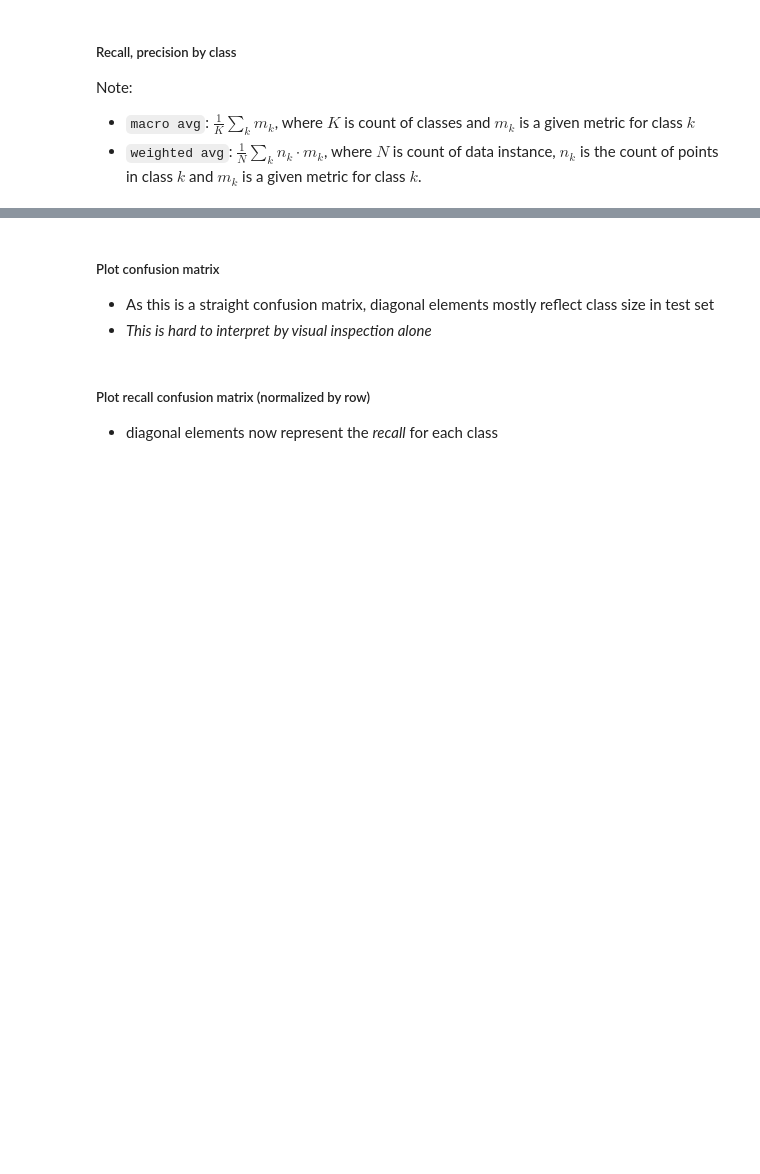
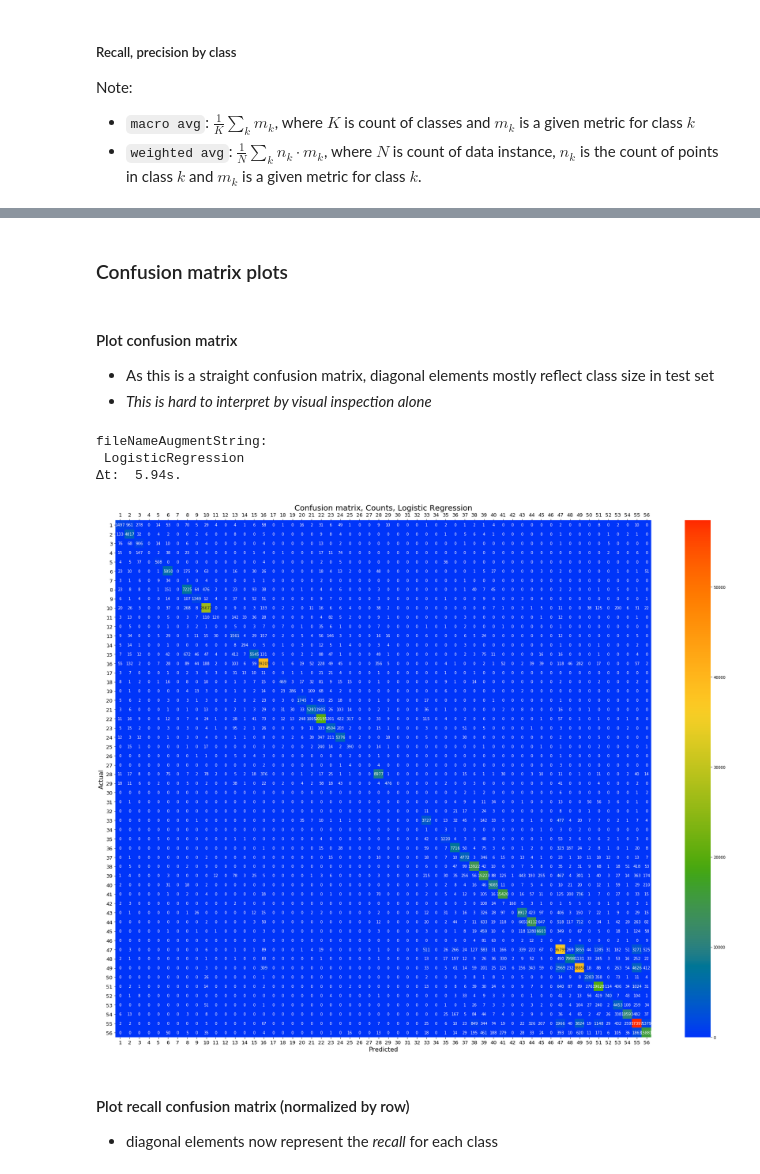
Before and after one commit to mw0/MLnotebooks, a Jupyter notebook: multiClass/PredictiveModelingChallengeLSTM.ipynb, the cells around one changed output, grey strips where cells are left out. Drawn from its saved outputs; the diff is of its cells as text; code cells hidden in the pictures; blank space fills up the shorter version.

Commit message:
Updates to multiClass, particularly for LSTM model.

```diff
--- a/multiClass/PredictiveModelingChallengeLSTM.ipynb
+++ b/multiClass/PredictiveModelingChallengeLSTM.ipynb
@@ -769,14 +779,15 @@ def buildModel(sequence_length, vocabSz, auxFeatureCount, LSTMinternalLayerSz,
 
     """
     INPUTS:
-    sequence_length				int, number of LSTM units
+    sequence_length			int, number of LSTM units
     vocabSz					int, size of vocabulary
-    auxFeatureCount		int, count of auxiliary (side) features
-    LSTMinternalLayerSz					int, size of layers within LSTM units
-    embedLayerDim						int, dimension of embedding layer
-    densLayerDim					int, dimension of dense layers, default: 64
+    auxFeatureCount			int, count of auxiliary (side) features
+    LSTMinternalLayerSz		int, size of layers within LSTM units
+    embedLayerDim			int, dimension of embedding layer
+    densLayerDim			int, dimension of dense layers, default: 64
     softMaxCt				int, dimension of softmax output, default: 16
-    dropoutFrac				int, dropout rate, default: 0.50 [currently not used]
+    dropoutFrac				int, dropout rate, default: 0.15
+    LSTMdropoutFrac			int, dropout rate for LSTMs, default: 0.40
     """
 
     # Headline input: meant to receive sequences of *sequence_length* integers, between 1 and *vocabSz*.
@@ -786,7 +797,7 @@ def buildModel(sequence_length, vocabSz, auxFeatureCount, LSTMinternalLayerSz,
     # This embedding layer will encode the input sequence
     # into a sequence of dense 64-dimensional vectors.
     x = Embedding(output_dim=embedLayerDim, input_dim=vocabSz,
-                  input_length=sequence_length, trainable=True)(main_input)
+                  input_length=sequence_length, trainable=True, name="embed_layer")(main_input)
 
     # A LSTM will transform the vector sequence into a single vector,
     # containing information about the entire sequence
@@ -866,0 +865,22 @@ tensorboard_callback = TensorBoard(log_dir=logsDir, histogram_freq=1)
+# %%
+modelInstanceDir = (f"vocabCt{maxVocabCt:06d}maxCommentLen{maxCommentWords:03d}"
+                    + f"auxFeaturesCt{auxFeaturesCt:02d}classCt{classCt:02d}"
+                    + f"embedDim{embeddingDim:03d}"
+                    + f"LSTMlayerSz{LSTMlayerUnits:03d}batchSz{batchSz:03d}"
+                    + f"dropoutFrac{dropoutFrac:4.2f}"
+                    + f"LSTMdropoutFrac{dropoutFrac:4.2f}")
+
+checkpointDir = './checkpoints'
+
+checkpointPrefix = os.path.join(checkpointDir, modelInstanceDir,
+                                "ckpt{epoch:03d}")
+checkpointCallback=ModelCheckpoint(filepath=checkpointPrefix,
+                                   save_weights_only=True)
+
+tensorBoardLogDir = './tensorBoardLogs'
+os.makedirs(tensorBoardLogDir, exist_ok=True)
+
+logsDir = os.path.join(tensorBoardLogDir, modelInstanceDir)
+
+os.makedirs(logsDir, exist_ok=True)
+tensorboardCallback = TensorBoard(log_dir=logsDir, histogram_freq=1)
@@ -866,0 +889,3 @@ tensorboard_callback = TensorBoard(log_dir=logsDir, histogram_freq=1)
+# %%
+plotDir = logsDir
+print(plotDir)
@@ -879,7 +912,7 @@ history = modelLSTM.fit(x=[XcommentsTr, XauxTr],
                         shuffle=True,
                         class_weight=classWeights,
                         validation_split=0.2,
-                        callbacks=[checkpoint_callback, tensorboard_callback], verbose=1)
+                        callbacks=[checkpointCallback, tensorboardCallback], verbose=1)
 # %% [output]
 Train on 627813 samples, validate on 156954 samples
 Epoch 1/10
@@ -940,5 +1038,7 @@ for FDAcode, classCt in classCts.iteritems():
+# %% [markdown]
+### Confusion matrix plots
 # %% [markdown]
-##### Plot confusion matrix
+#### Plot confusion matrix
 
 * As this is a straight confusion matrix, diagonal elements mostly reflect class size in test set
 * *This is hard to interpret by visual inspection alone*
@@ -949,12 +1049,17 @@ titleFontSz = 20
 # %%
 fig, ax = plt.subplots(1, 1, figsize=(25, 25))
 ph.plotConfusionMatrix(confusionMat, saveAs='pdf', xlabels=FDAcodes,
                        ylabels=FDAcodes, titleText = 'Logistic Regression',
-                       ax = ax,  xlabelFontSz=labelFontSz,
+                       ax = ax,  xlabelFontSz=labelFontSz, dir=plotDir,
                        ylabelFontSz=labelFontSz, xtickFontSz=tickFontSz,
                        ytickFontSz=tickFontSz, titleFontSz=titleFontSz)
+# %% [output]
+fileNameAugmentString:
+ LogisticRegression
+Δt:  5.94s.
+[figure, added]
 # %% [markdown]
-##### Plot recall confusion matrix (normalized by row)
+#### Plot recall confusion matrix (normalized by row)
 
 * diagonal elements now represent the *recall* for each class
 # %%
```
Also changed, not shown: parts of 22 cells of this notebook, 4 other files.
